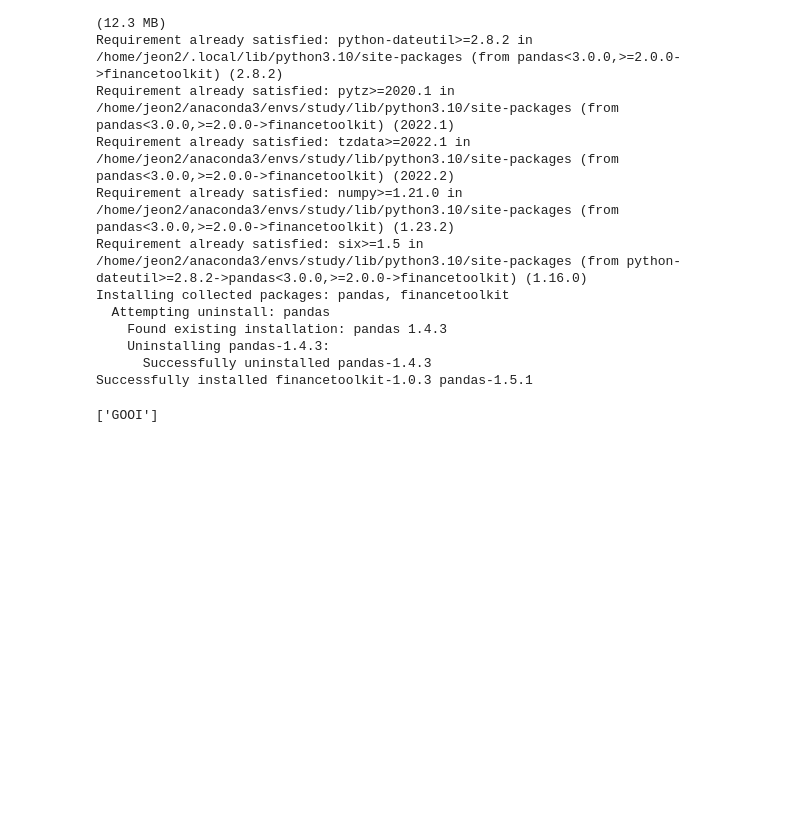
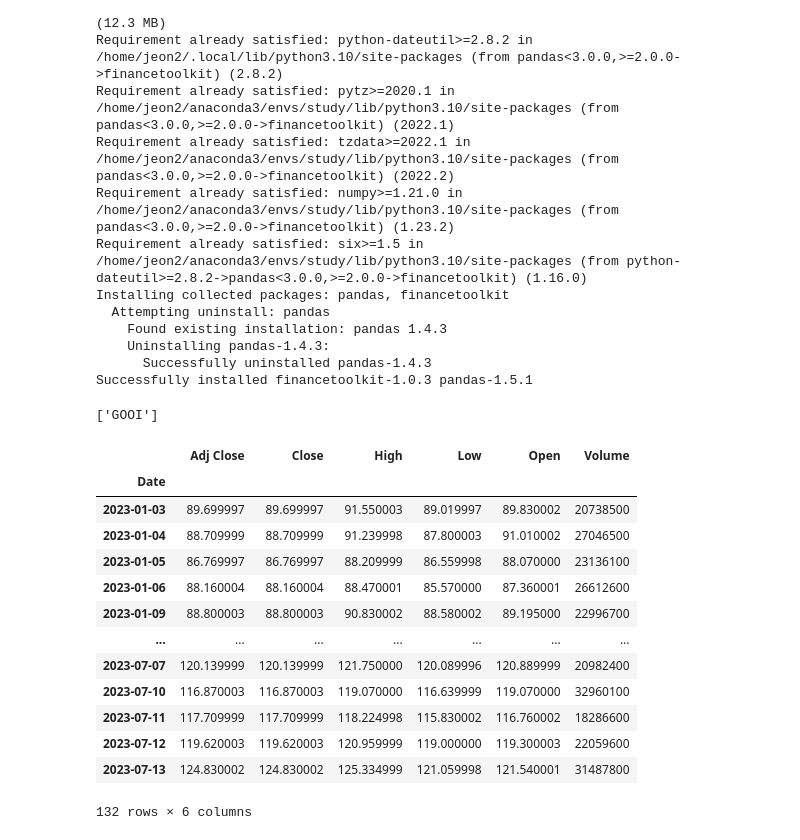
Before and after one commit to ljy9969/Quant_Portfolio, a Jupyter notebook: Analyst/USstocks.ipynb, the cells around one changed output. Saved outputs shown, nothing was run; the diff lists cells and outputs as text; code cells hidden in the pictures; blank space fills up the shorter version.

```diff
--- a/Analyst/USstocks.ipynb
+++ b/Analyst/USstocks.ipynb
@@ -830,0 +811,17 @@ companies = Toolkit('GOOG', API_KEY)
+# %%
+companies.get_historical_data(start="2023-01-01", period="daily") # period="yearly". daily, weekly, monthly or yearly O. quarterly X
+# %% [output]
+|  | Adj Close | Close | High | Low | Open | Volume |
+| Date |  |  |  |  |  |  |
+| 2023-01-03 | 89.699997 | 89.699997 | 91.550003 | 89.019997 | 89.830002 | 20738500 |
+| 2023-01-04 | 88.709999 | 88.709999 | 91.239998 | 87.800003 | 91.010002 | 27046500 |
+| 2023-01-05 | 86.769997 | 86.769997 | 88.209999 | 86.559998 | 88.070000 | 23136100 |
+| 2023-01-06 | 88.160004 | 88.160004 | 88.470001 | 85.570000 | 87.360001 | 26612600 |
+| 2023-01-09 | 88.800003 | 88.800003 | 90.830002 | 88.580002 | 89.195000 | 22996700 |
+| ... | ... | ... | ... | ... | ... | ... |
+| 2023-07-07 | 120.139999 | 120.139999 | 121.750000 | 120.089996 | 120.889999 | 20982400 |
+| 2023-07-10 | 116.870003 | 116.870003 | 119.070000 | 116.639999 | 119.070000 | 32960100 |
+| 2023-07-11 | 117.709999 | 117.709999 | 118.224998 | 115.830002 | 116.760002 | 18286600 |
+| 2023-07-12 | 119.620003 | 119.620003 | 120.959999 | 119.000000 | 119.300003 | 22059600 |
+| 2023-07-13 | 124.830002 | 124.830002 | 125.334999 | 121.059998 | 121.540001 | 31487800 |
+132 rows × 6 columns
```
Also changed, not shown: parts of 5 cells of this notebook.
